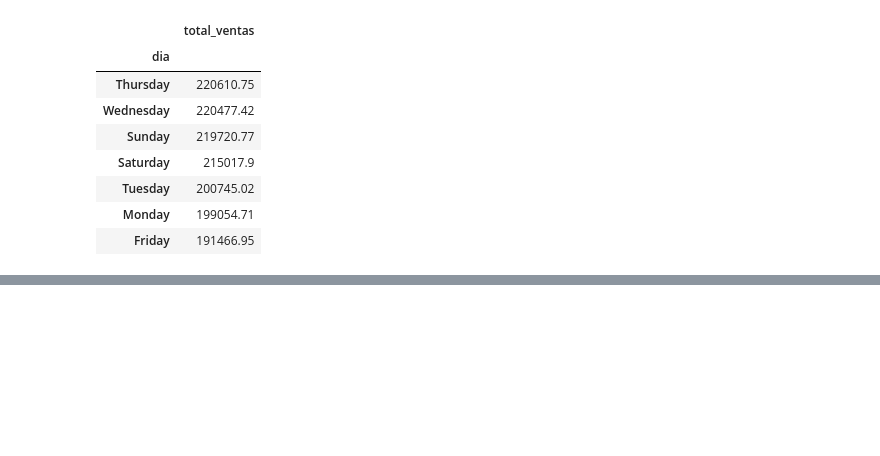
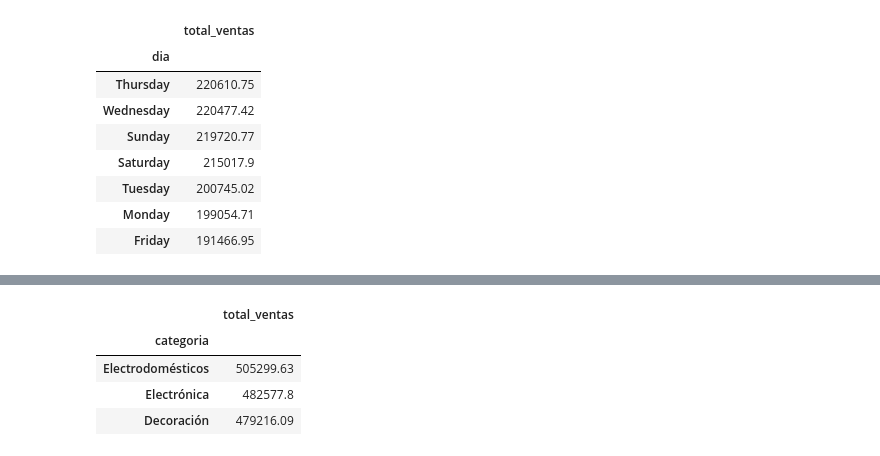
Before and after one commit to dataccounting/Sanvido-Gonzalo-comision-26252-TPI-data-analytics, a Jupyter notebook: Sanvido.Gonzalo.comision.25262.TPI.data.analytics.ipynb, the cells around one changed output, grey strips where cells are left out. Drawn from its saved outputs; the diff is of its cells as text; code cells hidden in the pictures; blank space fills up the shorter version.

```diff
--- a/Sanvido.Gonzalo.comision.25262.TPI.data.analytics.ipynb
+++ b/Sanvido.Gonzalo.comision.25262.TPI.data.analytics.ipynb
@@ -781,0 +796,10 @@ resumen_prod_3
+# %%
+# resumen por categoria, los electrodomesticos los que mas ganan
+resumen_prod_4 = ventas_clean.groupby(by=['categoria']).agg(total_ventas = ('total', 'sum')).sort_values(by='total_ventas', ascending=False)
+resumen_prod_4
+# %% [output]
+|  | total_ventas |
+| categoria |  |
+| Electrodomésticos | 505299.63 |
+| Electrónica | 482577.8 |
+| Decoración | 479216.09 |
```
Also changed, not shown: parts of 2 cells of this notebook.
